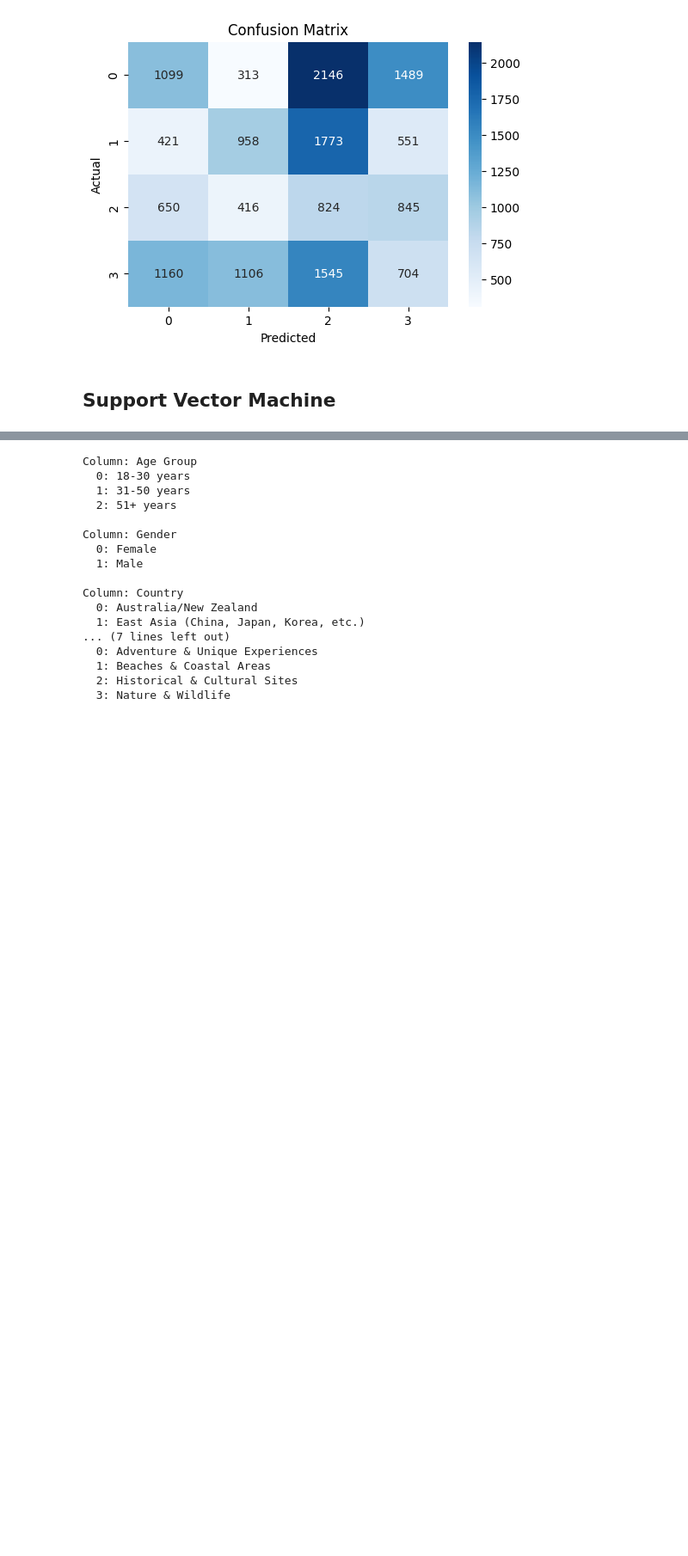
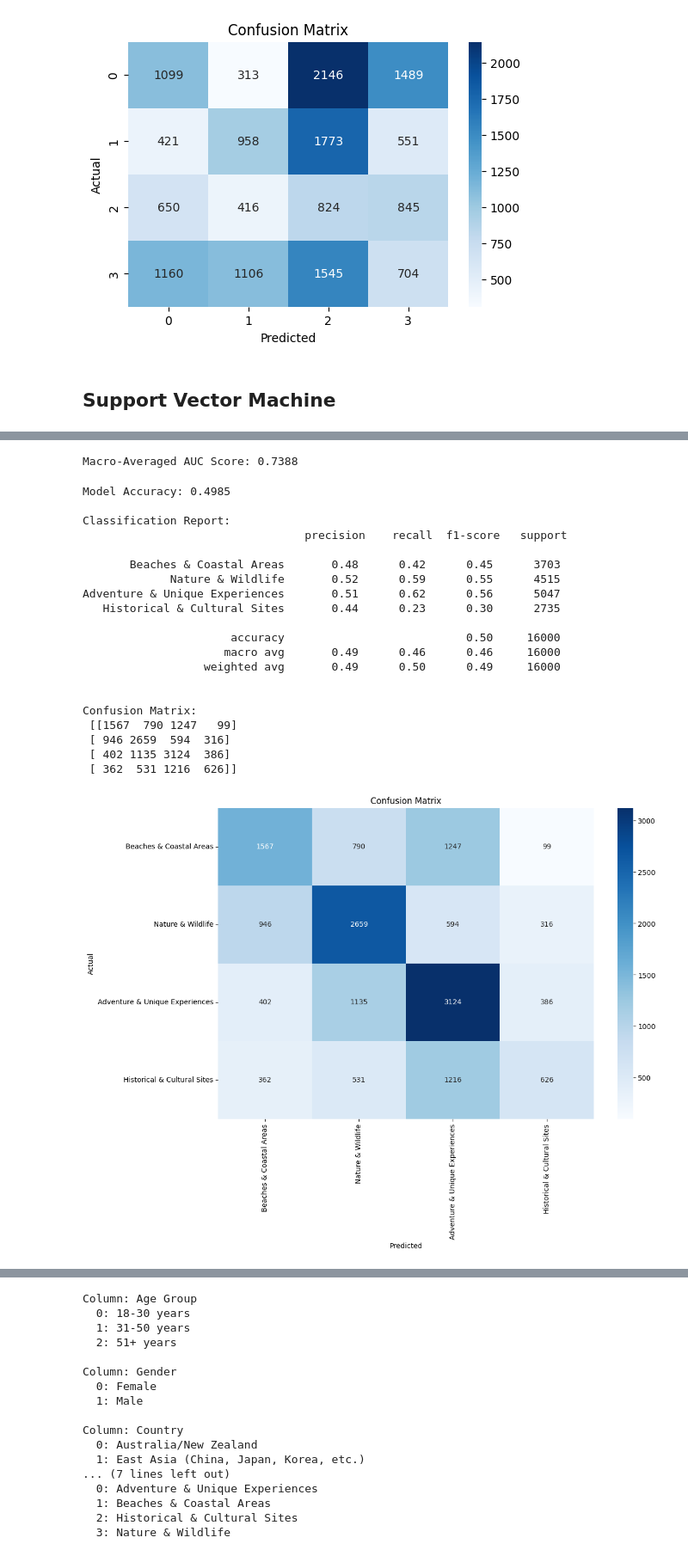
Before and after one commit to Anuja-2000/fyp-netgen, a Jupyter notebook: python notebooks/recommendation engine/Individual_techniques_to_train.ipynb, the cells around one changed output, grey strips where cells are left out. Shown at 86% size. Drawn from its saved outputs; the diff is of its cells as text; code cells hidden in the pictures; blank space fills up the shorter version.

```diff
--- a/python notebooks/recommendation engine/Individual_techniques_to_train.ipynb
+++ b/python notebooks/recommendation engine/Individual_techniques_to_train.ipynb
@@ -351,0 +337,4 @@ Classification Report:
+# %%
+# Train Support Vector Machine (SVM) model
+model = SVC(kernel='rbf', C=20.0, gamma='auto', probability=True)  # Enable probability estimates
+model.fit(X_train, y_train)
@@ -351,0 +354,45 @@ Classification Report:
+# %%
+y_test_bin = label_binarize(y_test, classes=range(10))
+
+# Compute macro-averaged AUC
+auc_score = roc_auc_score(y_test_bin, y_prob, average='macro', multi_class='ovr')
+print(f"Macro-Averaged AUC Score: {auc_score:.4f}")
+# %% [output]
+Macro-Averaged AUC Score: 0.7388
+# %%
+# Evaluate using encoded values
+accuracy = accuracy_score(y_test, y_pred)
+print("\nModel Accuracy:", accuracy)
+print("\nClassification Report:\n", classification_report(y_test, y_pred, target_names=category_values))
+print("\nConfusion Matrix:\n", confusion_matrix(y_test, y_pred))
+
+# Visualizing confusion matrix with class names as ticks
+plt.figure(figsize=(12, 8))
+sns.heatmap(confusion_matrix(y_test, y_pred), annot=True, fmt='d', cmap="Blues",
+            xticklabels=category_values, yticklabels=category_values)
+plt.xlabel("Predicted")
+plt.ylabel("Actual")
+plt.title("Confusion Matrix")
+plt.show()
+# %% [output]
+Model Accuracy: 0.4985
+
+Classification Report:
+                                 precision    recall  f1-score   support
+
+       Beaches & Coastal Areas       0.48      0.42      0.45      3703
+             Nature & Wildlife       0.52      0.59      0.55      4515
+Adventure & Unique Experiences       0.51      0.62      0.56      5047
+   Historical & Cultural Sites       0.44      0.23      0.30      2735
+
+                      accuracy                           0.50     16000
+                     macro avg       0.49      0.46      0.46     16000
+                  weighted avg       0.49      0.50      0.49     16000
+
+
+Confusion Matrix:
+ [[1567  790 1247   99]
+ [ 946 2659  594  316]
+ [ 402 1135 3124  386]
+ [ 362  531 1216  626]]
+[figure, added]
```
Also changed, not shown: parts of 16 cells of this notebook, 3 other files.
